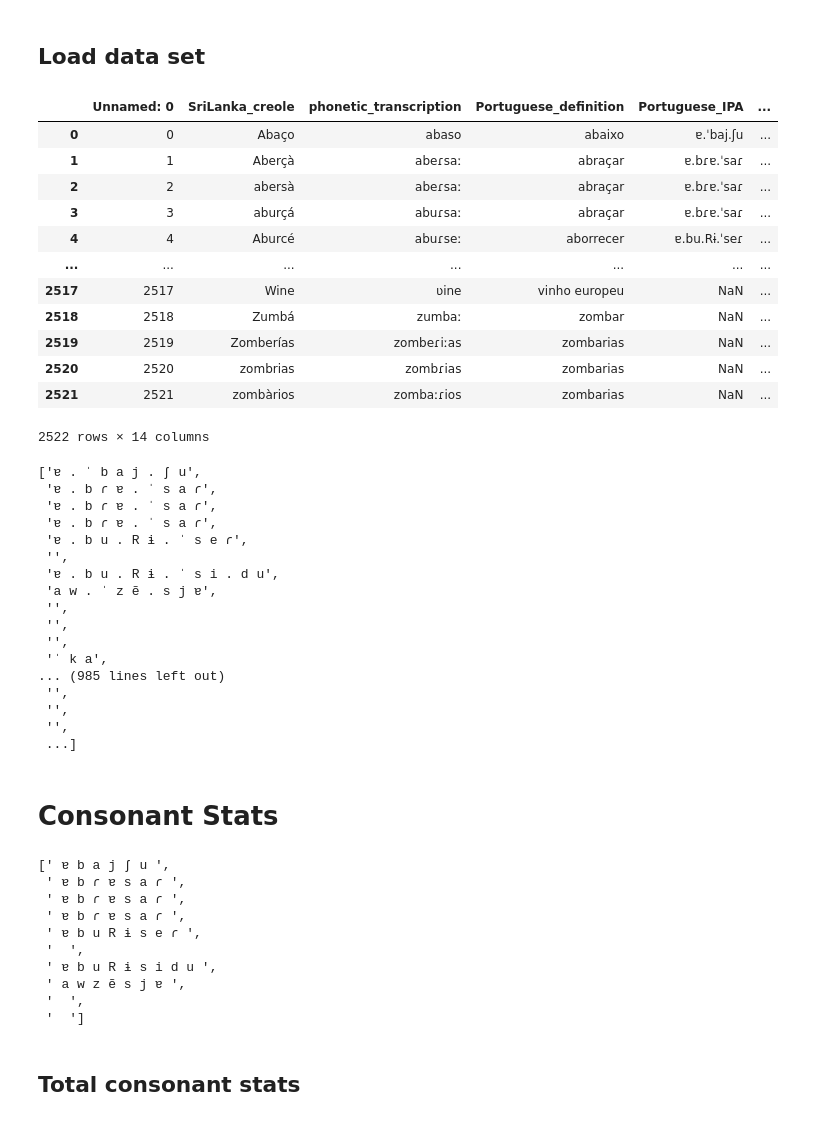
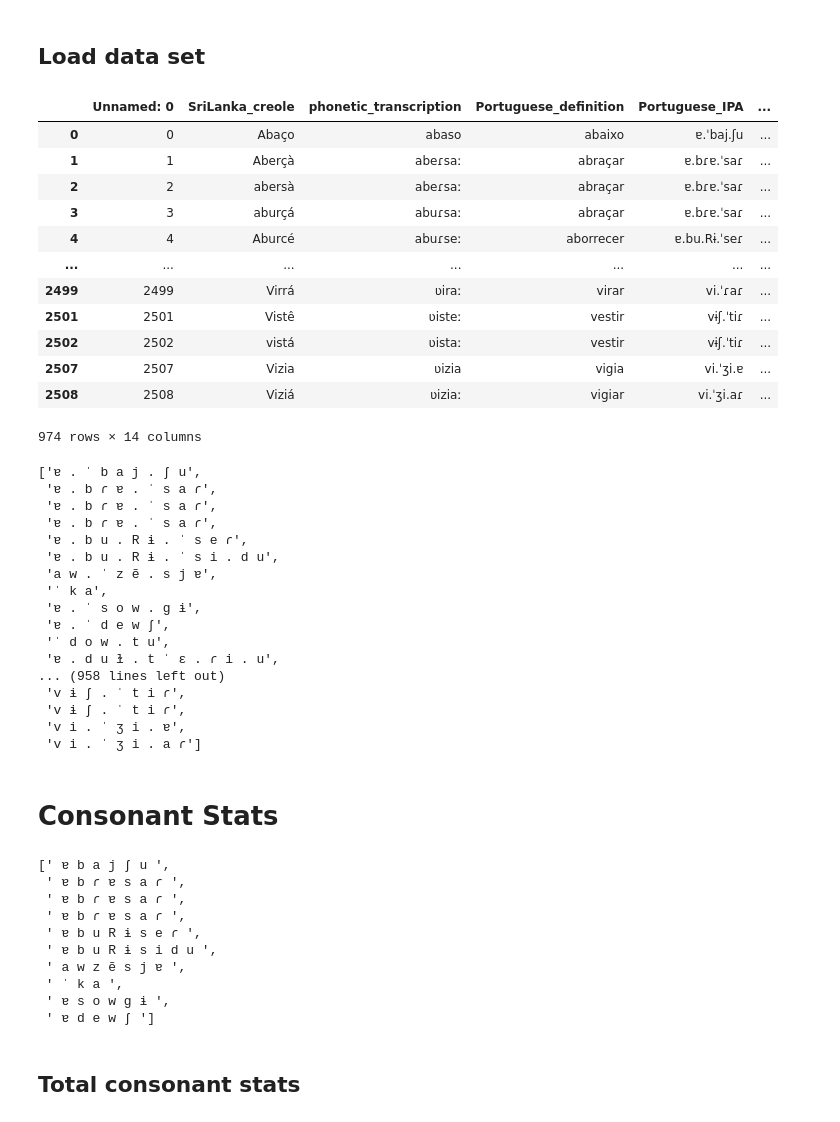
Before and after one commit to Portophon/Exploring-PtLanka, a Jupyter notebook: Consonant and CV stats - Portuguese.ipynb, the cells around one changed output. Cells and saved outputs as stored; diff of their text form; code cells hidden in the pictures.

```diff
--- a/Consonant and CV stats - Portuguese.ipynb
+++ b/Consonant and CV stats - Portuguese.ipynb
@@ -14,22 +14,25 @@ import squarify
 # %%
 file_name = "PtLanka-final.csv"
 
 word_df = pd.read_csv(file_name)
+
+
+word_df = word_df[~word_df.Portuguese_IPA.isnull()]
 word_df
 # %% [output]
 |  | Unnamed: 0 | SriLanka_creole | phonetic_transcription | Portuguese_definition | Portuguese_IPA | ... |
 | 0 | 0 | Abaço | abaso | abaixo | ɐ.ˈbaj.ʃu | ... |
 | 1 | 1 | Aberçà | abeɾsaː | abraçar | ɐ.bɾɐ.ˈsaɾ | ... |
 | 2 | 2 | abersà | abeɾsaː | abraçar | ɐ.bɾɐ.ˈsaɾ | ... |
 | 3 | 3 | aburçá | abuɾsaː | abraçar | ɐ.bɾɐ.ˈsaɾ | ... |
 | 4 | 4 | Aburcé | abuɾseː | aborrecer | ɐ.bu.Rɨ.ˈseɾ | ... |
 | ... | ... | ... | ... | ... | ... | ... |
-| 2517 | 2517 | Wine | ʋine | vinho europeu | NaN | ... |
-| 2518 | 2518 | Zumbá | zumbaː | zombar | NaN | ... |
-| 2519 | 2519 | Zomberías | zombeɾiːas | zombarias | NaN | ... |
-| 2520 | 2520 | zombrias | zombɾias | zombarias | NaN | ... |
-| 2521 | 2521 | zombàrios | zombaːɾios | zombarias | NaN | ... |
+| 2499 | 2499 | Virrá | ʋiraː | virar | vi.ˈɾaɾ | ... |
+| 2501 | 2501 | Vistê | ʋisteː | vestir | vɨʃ.ˈtiɾ | ... |
+| 2502 | 2502 | vistá | ʋistaː | vestir | vɨʃ.ˈtiɾ | ... |
+| 2507 | 2507 | Vizia | ʋizia | vigia | vi.ˈʒi.ɐ | ... |
+| 2508 | 2508 | Viziá | ʋiziaː | vigiar | vi.ˈʒi.aɾ | ... |
-2522 rows × 14 columns
+974 rows × 14 columns
 # %%
 word_df["Portuguese_IPA"] = word_df["Portuguese_IPA"].fillna("")
 word_list = list(word_df["Portuguese_IPA"])
@@ -41,18 +44,18 @@ word_list
  'ɐ . b ɾ ɐ . ˈ s a ɾ',
  'ɐ . b ɾ ɐ . ˈ s a ɾ',
  'ɐ . b u . R ɨ . ˈ s e ɾ',
- '',
  'ɐ . b u . R ɨ . ˈ s i . d u',
  'a w . ˈ z ẽ . s j ɐ',
- '',
- '',
- '',
  'ˈ k a',
-... (985 lines left out)
- '',
- '',
- '',
- ...]
+ 'ɐ . ˈ s o w . ɡ ɨ',
+ 'ɐ . ˈ d e w ʃ',
+ 'ˈ d o w . t u',
+ 'ɐ . d u ɫ . t ˈ ɛ . ɾ i . u',
+... (958 lines left out)
+ 'v ɨ ʃ . ˈ t i ɾ',
+ 'v ɨ ʃ . ˈ t i ɾ',
+ 'v i . ˈ ʒ i . ɐ',
+ 'v i . ˈ ʒ i . a ɾ']
 # %% [markdown]
 # Consonant Stats
 # %%
@@ -72,11 +75,11 @@ word_list[0:10]
  ' ɐ b ɾ ɐ s a ɾ ',
  ' ɐ b ɾ ɐ s a ɾ ',
  ' ɐ b u R ɨ s e ɾ ',
- '  ',
  ' ɐ b u R ɨ s i d u ',
  ' a w z ẽ s j ɐ ',
- '  ',
- '  ']
+ ' ˈ k a ',
+ ' ɐ s o w ɡ ɨ ',
+ ' ɐ d e w ʃ ']
 # %%
 word_list_split = [i.split(" ") for i in word_list]
 word_list_split = [item for sublist in word_list_split for item in sublist]
```
Also changed, not shown: parts of 7 cells of this notebook, 8 other files.
